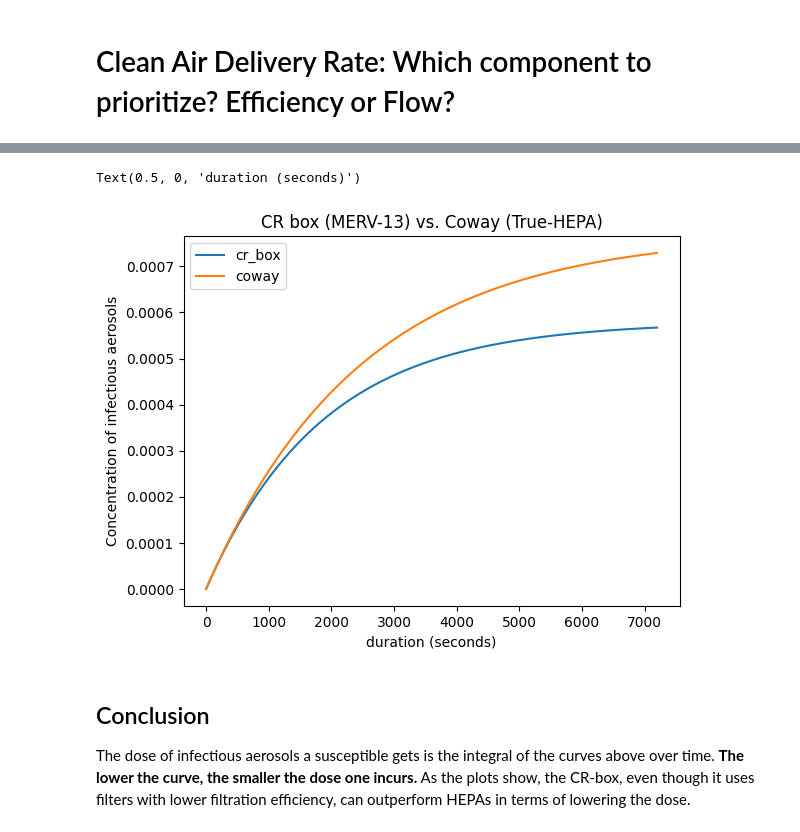
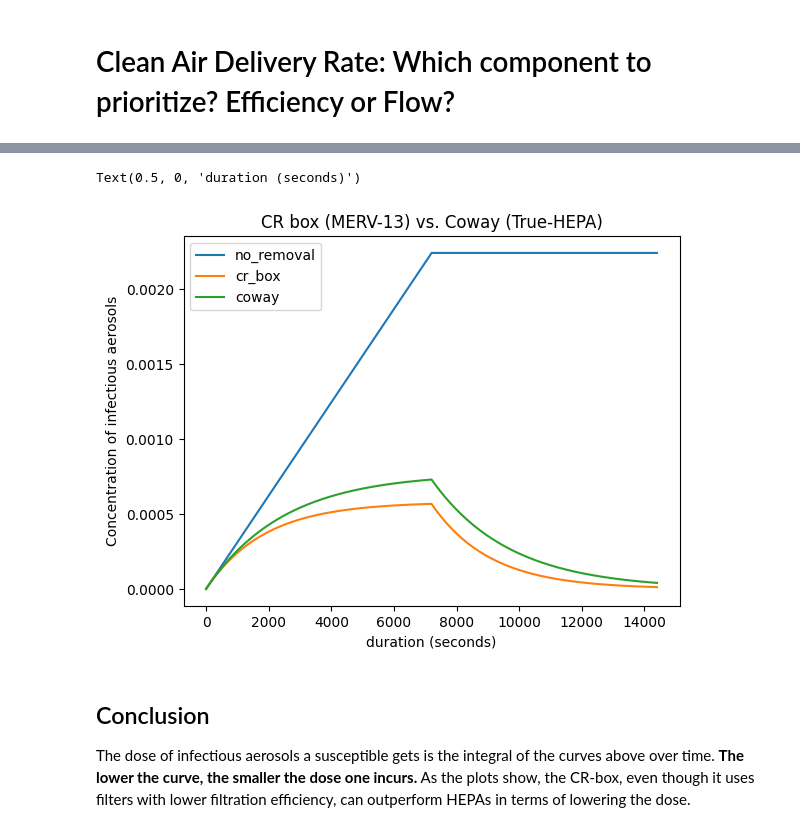
Before and after one commit to Edderic/breathesafe, a Jupyter notebook: python/notebooks/merv-13-air-cleaner-vs-hepa-air-cleaner.ipynb, the cells around one changed output, grey strips where cells are left out. Drawn from its saved outputs; the diff is of its cells as text; code cells hidden in the pictures.

Commit message:
[research] add scenario of infector staying then leaving

```diff
--- a/python/notebooks/merv-13-air-cleaner-vs-hepa-air-cleaner.ipynb
+++ b/python/notebooks/merv-13-air-cleaner-vs-hepa-air-cleaner.ipynb
@@ -55,6 +57,7 @@ import matplotlib.pyplot as plt
 def change_in_conc_over_time(q, c_f, c_t, G, V):
     return (q * ((1-c_f) * c_t - c_t) + G) / V
 # %%
+no_removal = [0]
 cr_box = [0]
 coway = [0]
 
@@ -62,6 +65,10 @@ G = 0.0028 # cubic feet per second
 V = 9000 # cubic feet
 
 for i in range(1, 7200):
+    no_removal.append(
+        no_removal[i-1] + change_in_conc_over_time(q=0, c_f=0.58, c_t=no_removal[i-1], G=G, V=V)
+    )
+
     cr_box.append(
         cr_box[i-1] + change_in_conc_over_time(q=8.333, c_f=0.58, c_t=cr_box[i-1], G=G, V=V)
     )
@@ -70,20 +77,36 @@ for i in range(1, 7200):
         coway[i-1] + change_in_conc_over_time(q=3.666, c_f=0.99, c_t=coway[i-1], G=G, V=V)
     )
 
+for i in range(7200, 7200 + 7200):
+    # Infector has left the room (G = 0)
+    no_removal.append(
+        no_removal[i-1] + change_in_conc_over_time(q=0, c_f=0.58, c_t=no_removal[i-1], G=0, V=V)
+    )
+
+    cr_box.append(
+        cr_box[i-1] + change_in_conc_over_time(q=8.333, c_f=0.58, c_t=cr_box[i-1], G=0, V=V)
+    )
+
+    coway.append(
+        coway[i-1] + change_in_conc_over_time(q=3.666, c_f=0.99, c_t=coway[i-1], G=0, V=V)
+    )
+
+
 #change_in_conc_over_time(q=500, c_p=1-0.58, c_t_minus_1=c_t_minus_1, G=0.169, V=9000)
 # %%
 fig, ax = plt.subplots(1,1)
+pd.Series(no_removal).plot(ax=ax)
 pd.Series(cr_box).plot(ax=ax)
 pd.Series(coway).plot(ax=ax)
 
-ax.legend(['cr_box', 'coway'])
+ax.legend(['no_removal', 'cr_box', 'coway'])
 
 ax.set_ylabel("Concentration of infectious aerosols")
 ax.set_title("CR box (MERV-13) vs. Coway (True-HEPA)")
 ax.set_xlabel("duration (seconds)")
 # %% [output]
 Text(0.5, 0, 'duration (seconds)')
-[figure, old version]
+[figure, new version]
 # %% [markdown]
 ## Conclusion
 
```
Also changed, not shown: parts of 1 cell of this notebook.
